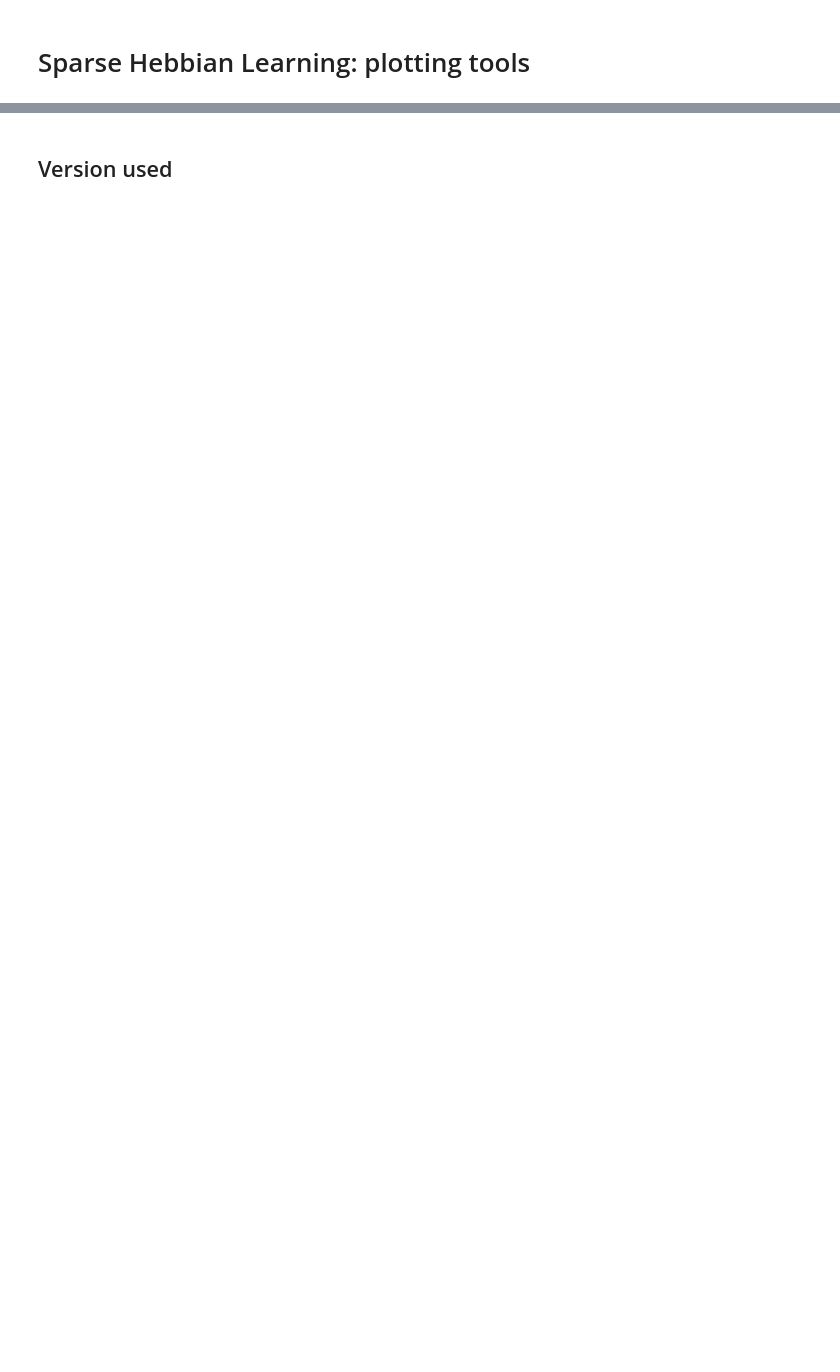
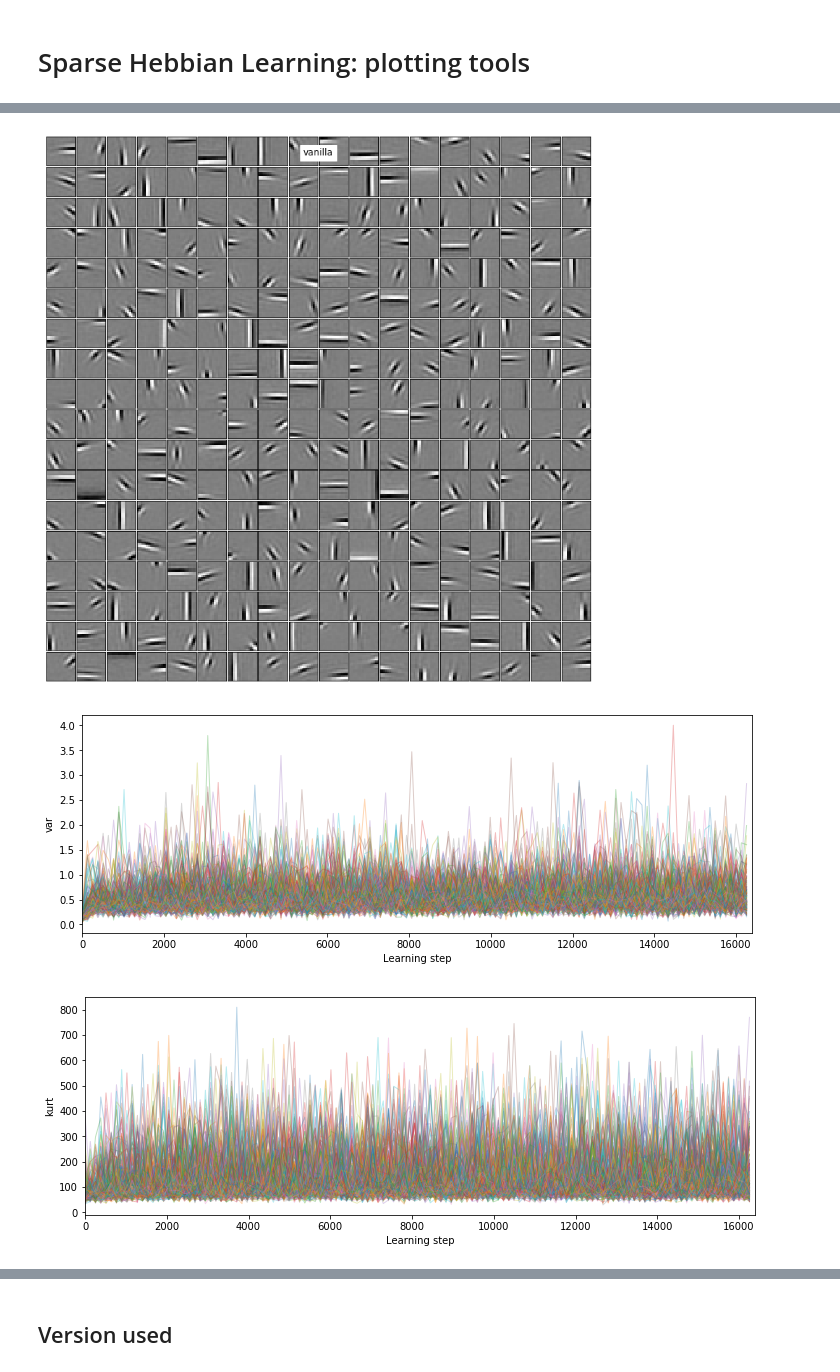
Before and after one commit to bicv/SparseHebbianLearning, a Jupyter notebook: probe/using the tools.ipynb, the cells around one changed output, grey strips where cells are left out. Cells and saved outputs as stored; diff of their text form; code cells hidden in the pictures; blank space fills up the shorter version.

```diff
--- a/probe/using the tools.ipynb
+++ b/probe/using the tools.ipynb
@@ -37,5 +37,9 @@ matname = 'vanilla'
 shl = SHL(DEBUG_DOWNSCALE=DEBUG_DOWNSCALE, learning_algorithm='mp', verbose=verbose)
 data = shl.get_data(name_database='serre07_distractors', matname=matname)
 # %%
-list_figures = ['show_dico']#, 'plot_variance',  'plot_variance_histogram',  'time_plot_prob',  'time_plot_kurt',  'time_plot_var']
+list_figures = ['show_dico',  'time_plot_prob',  'time_plot_kurt',  'time_plot_var']
 dico = shl.learn_dico(matname=matname, list_figures=list_figures)
+# %% [output]
+[figure, added]
+[figure, added]
+[figure, added]
```
Also changed, not shown: parts of 5 cells of this notebook, 5 other files.
